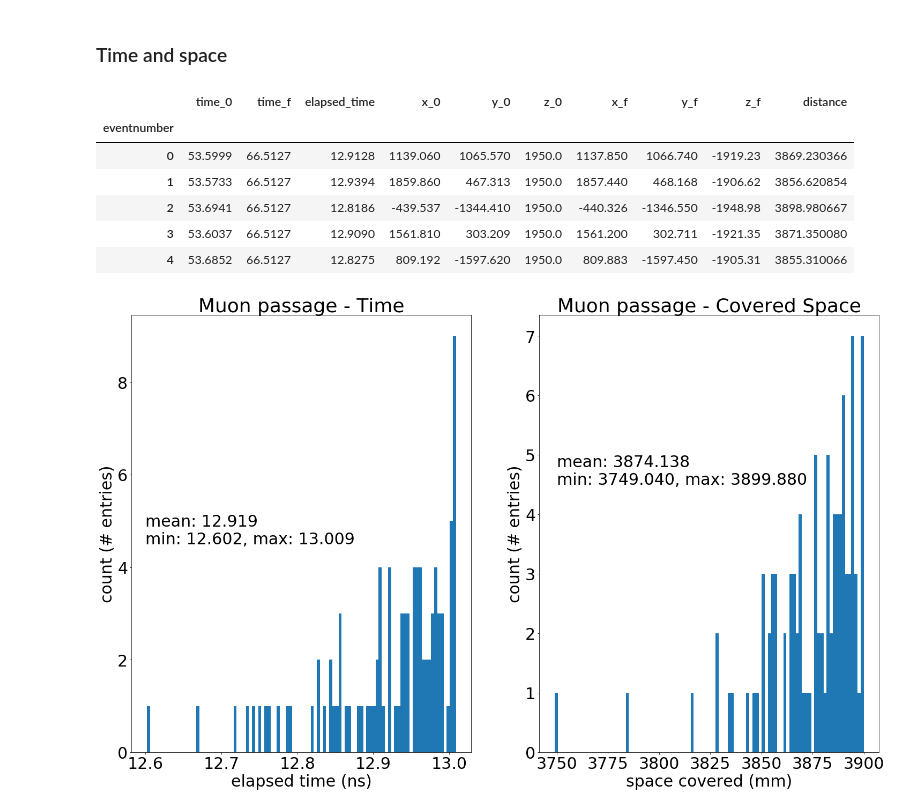
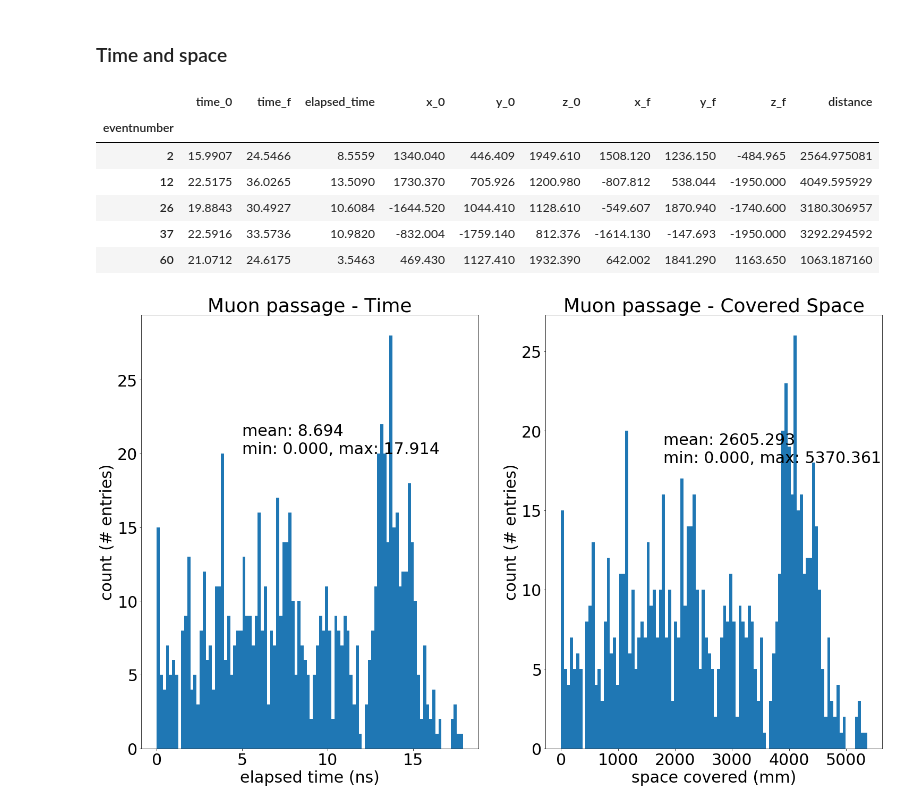
Before and after one commit to luigiberducci/ML4NP, a Jupyter notebook: Notebooks/analysis_muon_particles.ipynb, the cells around one changed output. Drawn from its saved outputs; the diff is of its cells as text; code cells hidden in the pictures.

```diff
--- a/Notebooks/analysis_muon_particles.ipynb
+++ b/Notebooks/analysis_muon_particles.ipynb
@@ -10,7 +12,7 @@ plt.rcParams['figure.figsize'] = [25, 15]
 plt.rcParams.update({'font.size': 30})
 
 fields = ["PID", "ParentTrackID", "energydeposition", "kineticenergy", "time", "x", "y", "z", "eventnumber", "parentnucleusPID", "creatorprocess"]
-file_path = os.path.join("..", "Data", "output123456789.csv")
+file_path = os.path.join("..", "Data", "output10000.csv")
 df = pd.read_csv(file_path, index_col=False)
 df.head()
 # %% [output]
@@ -89,31 +83,31 @@ time_space.head()
 # %% [output]
 |  | time_0 | time_f | elapsed_time | x_0 | y_0 | z_0 | x_f | y_f | z_f | distance |
 | eventnumber |  |  |  |  |  |  |  |  |  |  |
-| 0 | 53.5999 | 66.5127 | 12.9128 | 1139.060 | 1065.570 | 1950.0 | 1137.850 | 1066.740 | -1919.23 | 3869.230366 |
-| 1 | 53.5733 | 66.5127 | 12.9394 | 1859.860 | 467.313 | 1950.0 | 1857.440 | 468.168 | -1906.62 | 3856.620854 |
-| 2 | 53.6941 | 66.5127 | 12.8186 | -439.537 | -1344.410 | 1950.0 | -440.326 | -1346.550 | -1948.98 | 3898.980667 |
-| 3 | 53.6037 | 66.5127 | 12.9090 | 1561.810 | 303.209 | 1950.0 | 1561.200 | 302.711 | -1921.35 | 3871.350080 |
-| 4 | 53.6852 | 66.5127 | 12.8275 | 809.192 | -1597.620 | 1950.0 | 809.883 | -1597.450 | -1905.31 | 3855.310066 |
+| 2 | 15.9907 | 24.5466 | 8.5559 | 1340.040 | 446.409 | 1949.610 | 1508.120 | 1236.150 | -484.965 | 2564.975081 |
+| 12 | 22.5175 | 36.0265 | 13.5090 | 1730.370 | 705.926 | 1200.980 | -807.812 | 538.044 | -1950.000 | 4049.595929 |
+| 26 | 19.8843 | 30.4927 | 10.6084 | -1644.520 | 1044.410 | 1128.610 | -549.607 | 1870.940 | -1740.600 | 3180.306957 |
+| 37 | 22.5916 | 33.5736 | 10.9820 | -832.004 | -1759.140 | 812.376 | -1614.130 | -147.693 | -1950.000 | 3292.294592 |
+| 60 | 21.0712 | 24.6175 | 3.5463 | 469.430 | 1127.410 | 1932.390 | 642.002 | 1841.290 | 1163.650 | 1063.187160 |
 # %%
 times = time_space.elapsed_time
 stat = times.describe()
 min_t, max_t, mean_t = stat["min"], stat["max"], stat["mean"]
 distances = time_space.distance
 stat = distances.describe()
 min_d, max_d, mean_d = stat["min"], stat["max"], stat["mean"]
 plt.subplot(1, 2, 1)
 plt.hist(times, 100)
-plt.text(12.6, 4.5, "mean: %.3f\nmin: %.3f, max: %.3f" % (mean_t, min_t, max_t))
+plt.text(5, 20, "mean: %.3f\nmin: %.3f, max: %.3f" % (mean_t, min_t, max_t))
 plt.title("Muon passage - Time")
 plt.xlabel("elapsed time (ns)")
 plt.ylabel("count (# entries)")
 plt.subplot(1, 2, 2)
 plt.hist(distances, 100)
-plt.text(3750, 4.5, "mean: %.3f\nmin: %.3f, max: %.3f" % (mean_d, min_d, max_d))
+plt.text(1800, 18, "mean: %.3f\nmin: %.3f, max: %.3f" % (mean_d, min_d, max_d))
 plt.title("Muon passage - Covered Space")
 plt.xlabel("space covered (mm)")
 plt.ylabel("count (# entries)")
 plt.show()
 # %% [output]
-[figure, old version]
+[figure, new version]
 # %% [markdown]
```
Also changed, not shown: parts of 14 cells of this notebook, 2 other files.
